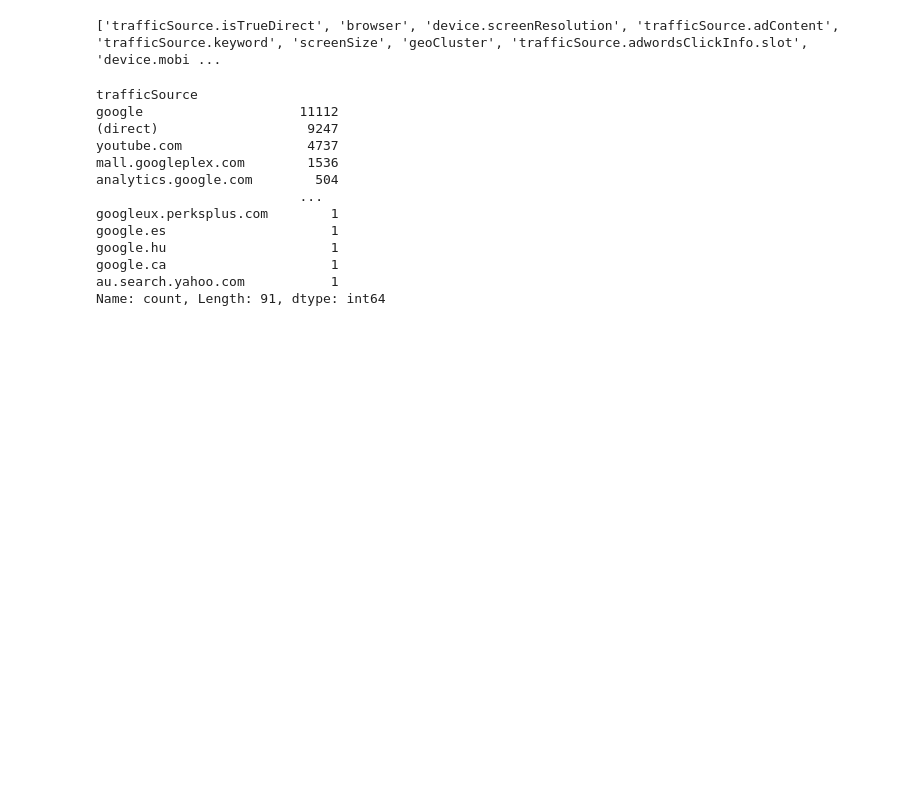
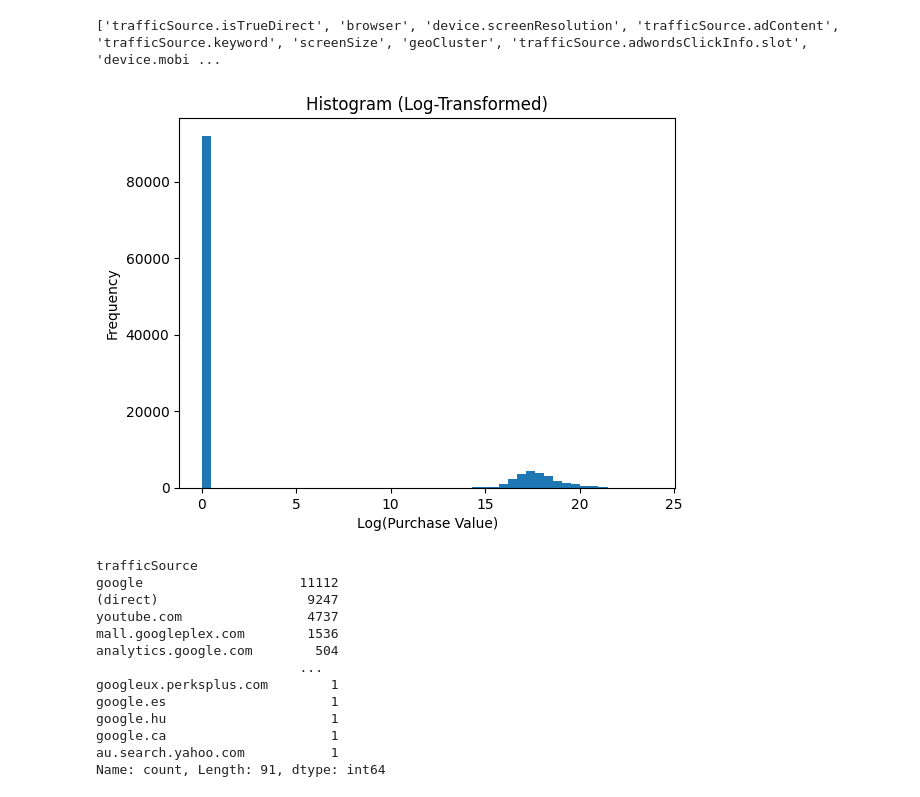
Before and after one commit to OmAmar106/Engage2Value-From-Clicks-to-Conversions-MLP-Project, a Jupyter notebook: 23f2002152-notebook-t22025.ipynb, the cells around one changed output. Cells and saved outputs as stored; diff of their text form; code cells hidden in the pictures; blank space fills up the shorter version.

```diff
--- a/23f2002152-notebook-t22025.ipynb
+++ b/23f2002152-notebook-t22025.ipynb
@@ -52,3 +69,15 @@ date = ['date']
+# %%
+import matplotlib.pyplot as plt
+
+plt.hist(np.log1p(Y), bins=50)
+plt.xlabel('Log(Purchase Value)')
+plt.ylabel('Frequency')
+plt.title('Histogram (Log-Transformed)')
+plt.show()
+
+# Visualizes a highly skewed data, with a lot of 0's
+# %% [output]
+[figure, added]
 # %%
 X_predict['trafficSource'].value_counts()
 # %% [output]
```
Also changed, not shown: parts of 41 cells of this notebook.
